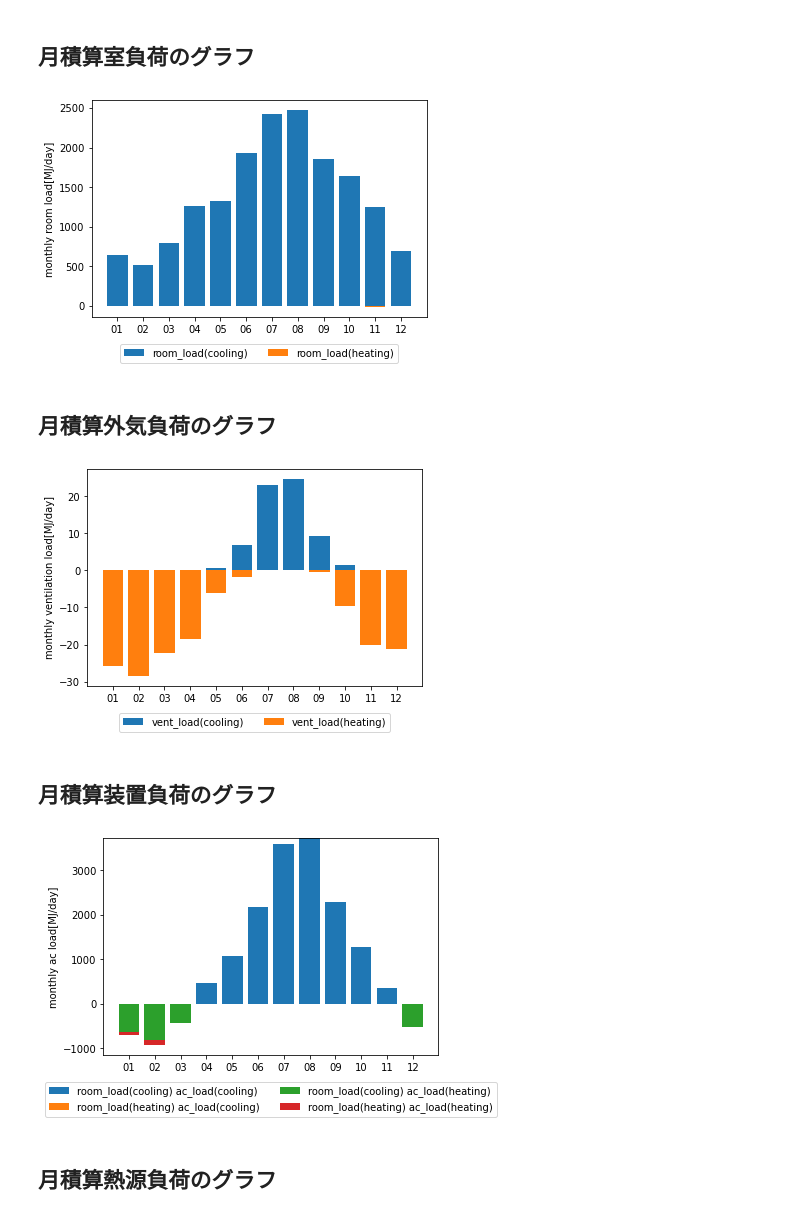
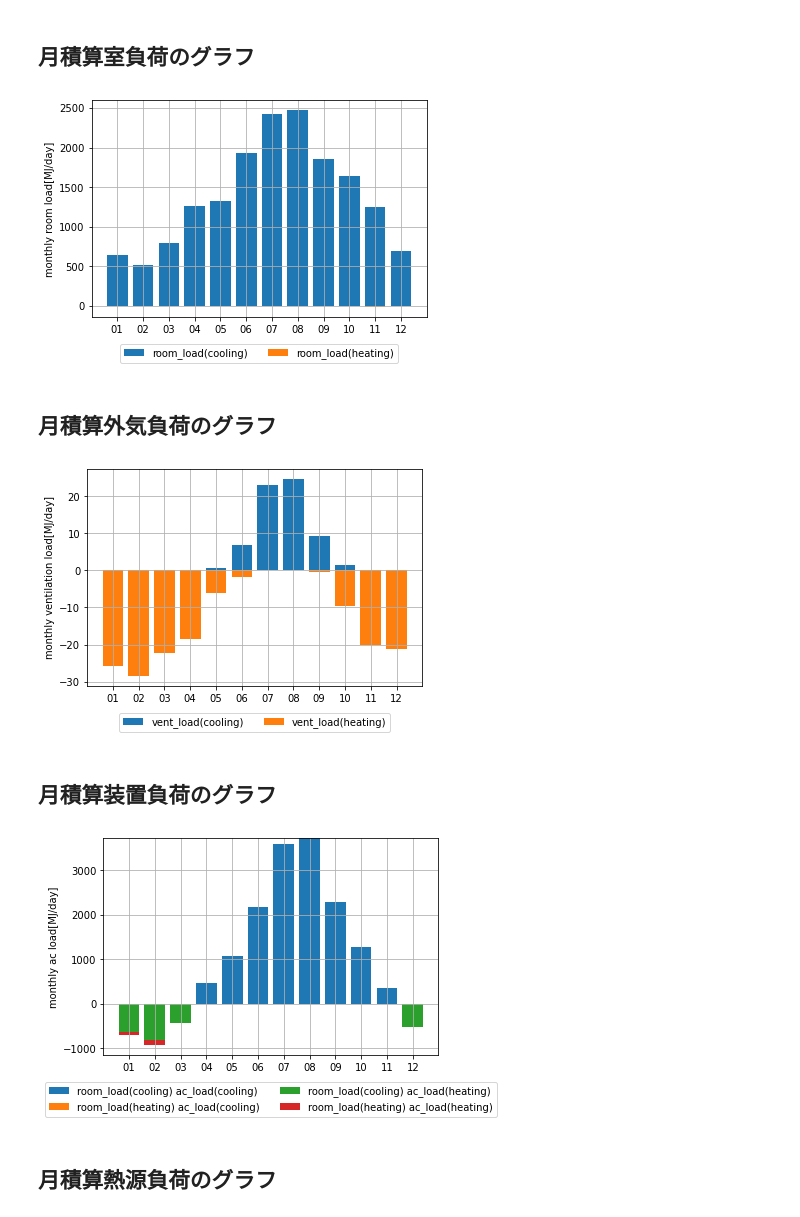
Before and after one commit to satoh-er/builelib_viewer, a Jupyter notebook: builelib_viewer.ipynb, the cells around one changed output. Cells and saved outputs as stored; diff of their text form; code cells hidden in the pictures.

```diff
--- a/builelib_viewer.ipynb
+++ b/builelib_viewer.ipynb
@@ -13,20 +14,28 @@ js = open('builelib_data/builelib_result_AC.json', mode='r', encoding='utf-8')
 # %%
 dict = json.load(js)
 # %%
-# 室負荷の読み込み
+# 室負荷の読み込み[MJ/日]
 room_load_c = np.array(dict['Qroom']['２F_事務室']['QroomDc'])
 room_load_h = np.array(dict['Qroom']['２F_事務室']['QroomDh'])
 
-# 外気負荷の読み込み
+# 外気負荷の読み込み[MJ/日]
 vent_load = np.array(dict['AHU']['EHP1-1']['qoaAHU'])
 
-# 装置負荷の読み込み（省エネ基準では空調負荷）
+# 装置負荷の読み込み（省エネ基準では空調負荷）[MJ/日]
 ac_load_c = np.array(dict['AHU']['EHP1-1']['cooling']['Qahu'])
 ac_load_h = np.array(dict['AHU']['EHP1-1']['heating']['Qahu'])
 
-# 熱源負荷の読み込み
+# 熱源負荷の読み込み[MJ/日]
 ref_load_c = np.array(dict['REF']['EHP1-1O_冷房']['Qref'])
 ref_load_h = - np.array(dict['REF']['EHP1-1O_暖房']['Qref'])
+
+# 消費電力の読み込み[MWh/日]
+ref_elec_c = np.array(dict['REF']['EHP1-1O_冷房']['E_ref_day_MWh'])
+ref_elec_h = np.array(dict['REF']['EHP1-1O_暖房']['E_ref_day_MWh'])
+
+# COPの計算
+ref_cop_c = np.divide(ref_load_c / 3.6, (ref_elec_c * 1000.0), out=np.zeros(365), where=ref_elec_c > 0.0)
+ref_cop_h = np.divide(-ref_load_h / 3.6, (ref_elec_h * 1000.0), out=np.zeros(365), where=ref_elec_h > 0.0)
 # %%
 # pandaにデータを読み込ませる
 date_index_daily = pd.date_range(datetime(1989, 1, 1), datetime(1989, 12, 31), freq='D')
@@ -38,6 +47,10 @@ dd['ac_load_c'] = ac_load_c
 dd['ac_load_h'] = ac_load_h
 dd['ref_load_c'] = ref_load_c
 dd['ref_load_h'] = ref_load_h
+dd['ref_elec_c'] = ref_elec_c
+dd['ref_elec_h'] = ref_elec_h
+dd['ref_cop_c'] = ref_cop_c
+dd['ref_cop_h'] = ref_cop_h
 # %% [markdown]
 #### ac_load_c_c:室負荷が冷房で装置負荷が冷房
 #### ac_load_c_h:室負荷が冷房で装置負荷が暖房
@@ -57,6 +70,8 @@ dm['ac_load_h_c'] = (dd[dd['ac_load_h'] > 0.0])['ac_load_h'].resample('M').sum()
 dm['ac_load_h_h'] = (dd[dd['ac_load_h'] < 0.0])['ac_load_h'].resample('M').sum()
 dm['ref_load_c'] = dd['ref_load_c'].resample('M').sum()
 dm['ref_load_h'] = dd['ref_load_h'].resample('M').sum()
+dm['ref_elec_c'] = dd['ref_elec_c'].resample('M').sum()
+dm['ref_elec_h'] = dd['ref_elec_h'].resample('M').sum()
 # %% [markdown]
 ## 日積算室負荷のグラフ作成
 # %%
@@ -109,21 +166,23 @@ plt.bar(dm.index.strftime('%m'), dm['room_load_c'], label='room_load(cooling)')
 plt.bar(dm.index.strftime('%m'), dm['room_load_h'], label='room_load(heating)')
 plt.ylabel('monthly room load[MJ/day]')
 
+plt.grid()
 plt.legend(loc='upper center', bbox_to_anchor=(0.5, -0.1), ncol=2)
 plt.show()
 # %% [output]
-[figure, old version]
+[figure, new version]
 # %% [markdown]
 ## 月積算外気負荷のグラフ
 # %%
 plt.bar(dm.index.strftime('%m'), dm['vent_load_c'], label='vent_load(cooling)')
 plt.bar(dm.index.strftime('%m'), dm['vent_load_h'], label='vent_load(heating)')
 plt.ylabel('monthly ventilation load[MJ/day]')
 
+plt.grid()
 plt.legend(loc='upper center', bbox_to_anchor=(0.5, -0.1), ncol=2)
 plt.show()
 # %% [output]
-[figure, old version]
+[figure, new version]
 # %% [markdown]
 ## 月積算装置負荷のグラフ
 # %%
@@ -137,10 +196,11 @@ offsets += dm['ac_load_c_h']
 plt.bar(dm.index.strftime('%m'), dm['ac_load_h_h'], bottom=offsets, label='room_load(heating) ac_load(heating)')
 plt.ylabel('monthly ac load[MJ/day]')
 
+plt.grid()
 plt.legend(loc='upper center', bbox_to_anchor=(0.5, -0.1), ncol=2)
 plt.show()
 # %% [output]
-[figure, old version]
+[figure, new version]
 # %% [markdown]
 ## 月積算熱源負荷のグラフ
 # %%
```
Also changed, not shown: parts of 17 cells of this notebook.
